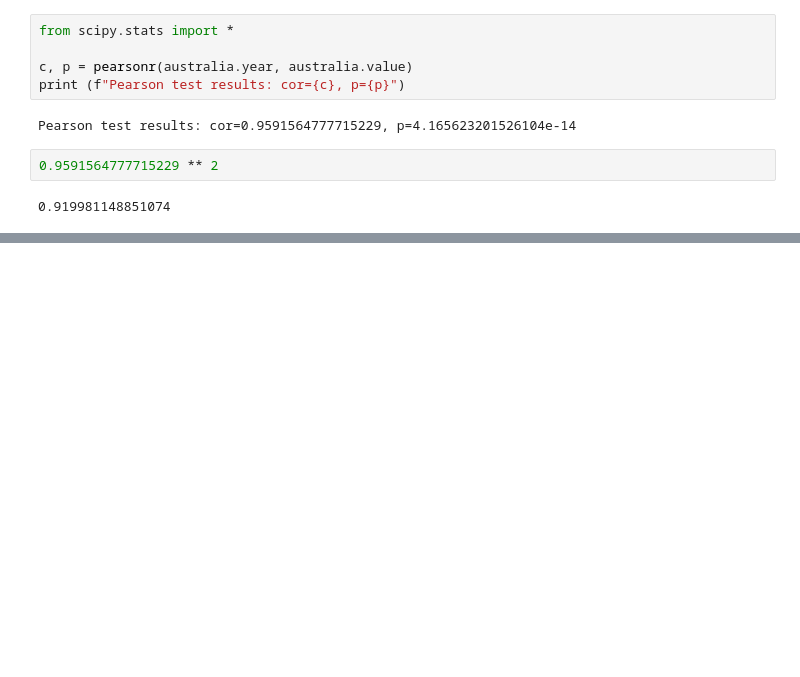
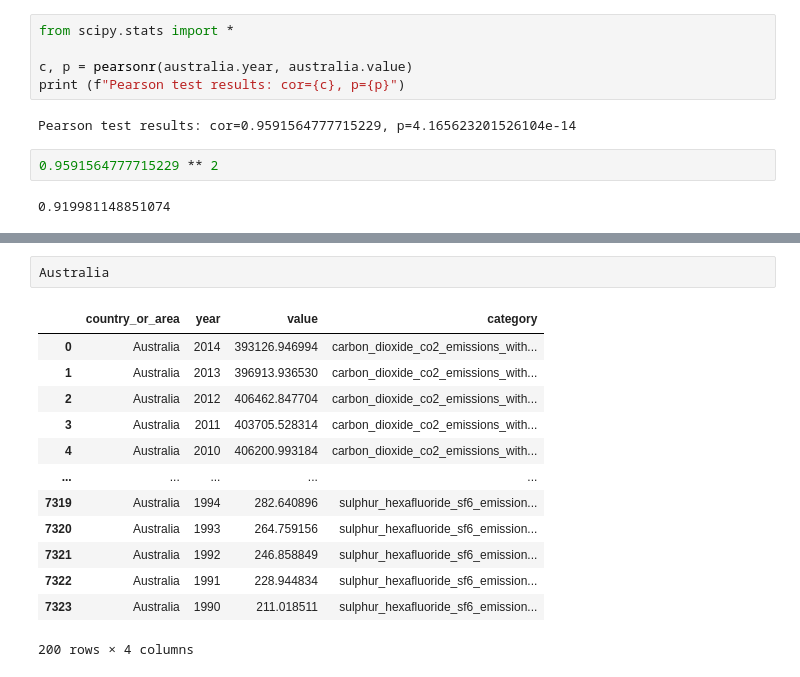
Before and after one commit to Thomas-Nguyen12/Weather_website, a Jupyter notebook: forecast.ipynb, the cells around one changed output, grey strips where cells are left out. Cells and saved outputs as stored; diff of their text form; blank space fills up the shorter version.

```diff
--- a/forecast.ipynb
+++ b/forecast.ipynb
@@ -364,0 +366,16 @@ sns.scatterplot(x="year", y="value", data=Australia, hue="category")
+# %%
+Australia
+# %% [output]
+|  | country_or_area | year | value | category |
+| 0 | Australia | 2014 | 393126.946994 | carbon_dioxide_co2_emissions_with... |
+| 1 | Australia | 2013 | 396913.936530 | carbon_dioxide_co2_emissions_with... |
+| 2 | Australia | 2012 | 406462.847704 | carbon_dioxide_co2_emissions_with... |
+| 3 | Australia | 2011 | 403705.528314 | carbon_dioxide_co2_emissions_with... |
+| 4 | Australia | 2010 | 406200.993184 | carbon_dioxide_co2_emissions_with... |
+| ... | ... | ... | ... | ... |
+| 7319 | Australia | 1994 | 282.640896 | sulphur_hexafluoride_sf6_emission... |
+| 7320 | Australia | 1993 | 264.759156 | sulphur_hexafluoride_sf6_emission... |
+| 7321 | Australia | 1992 | 246.858849 | sulphur_hexafluoride_sf6_emission... |
+| 7322 | Australia | 1991 | 228.944834 | sulphur_hexafluoride_sf6_emission... |
+| 7323 | Australia | 1990 | 211.018511 | sulphur_hexafluoride_sf6_emission... |
+200 rows × 4 columns
```
Also changed, not shown: parts of 10 cells of this notebook, 43 other files.
